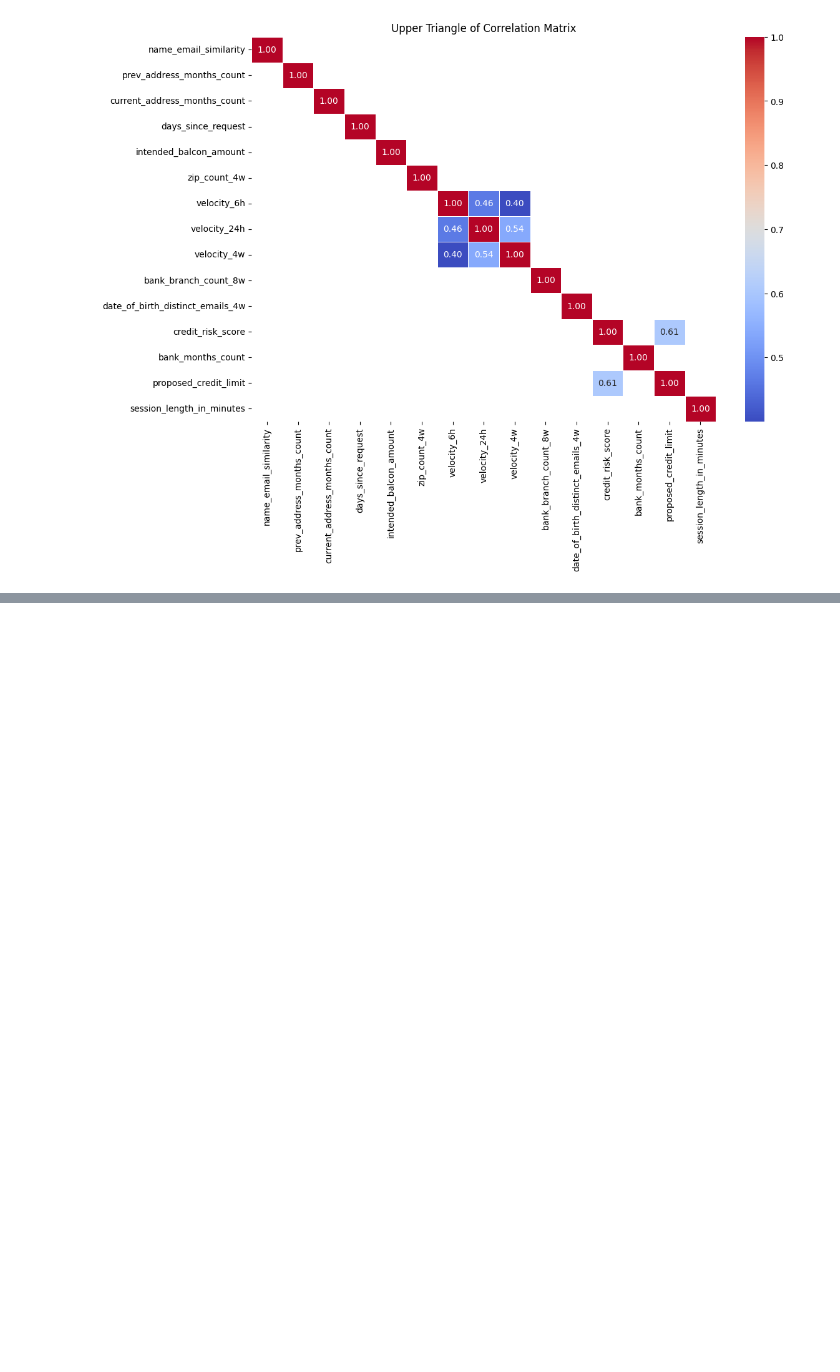
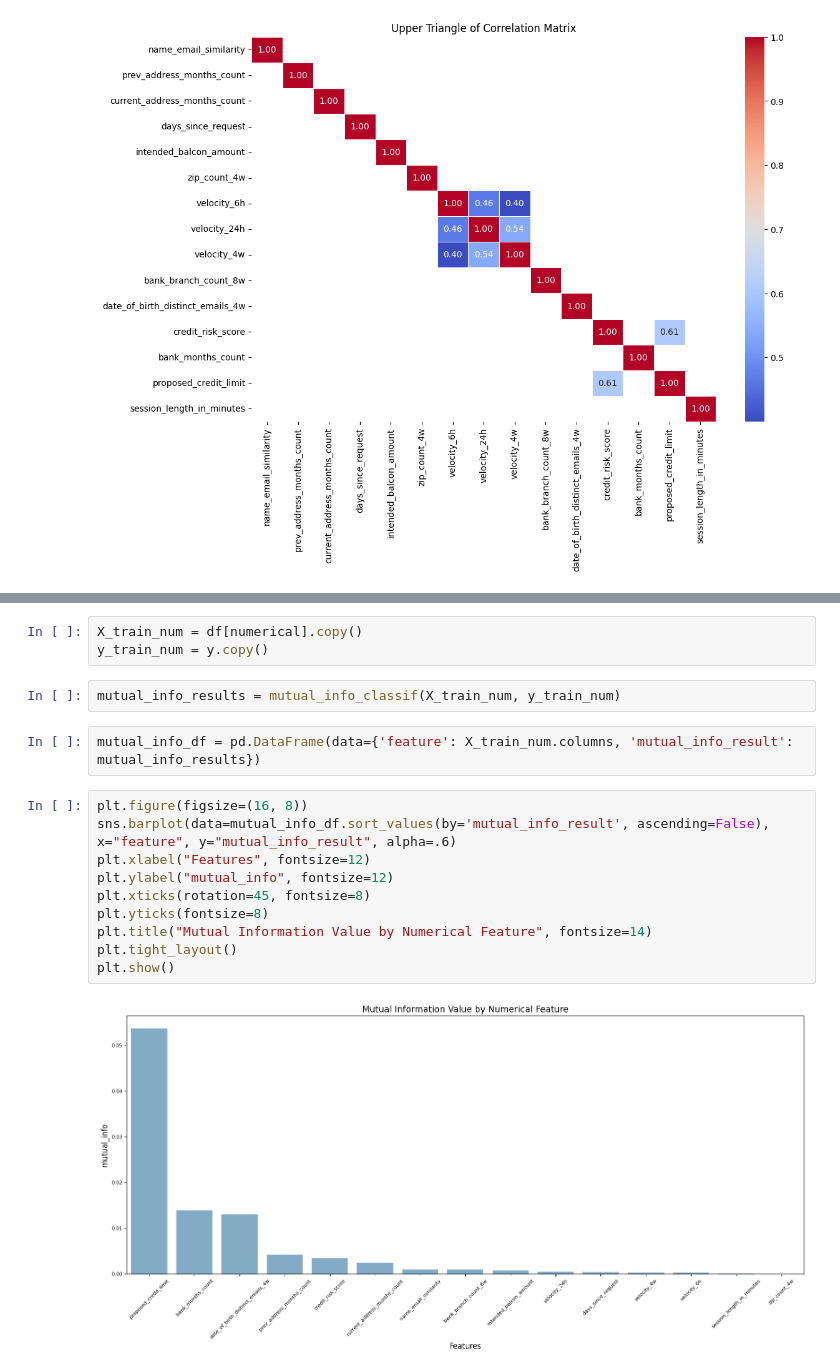
Before and after one commit to Nikhil172913832/Bank_fraud, a Jupyter notebook: BAF.ipynb, the cells around one changed output, grey strips where cells are left out. Drawn from its saved outputs; the diff is of its cells as text; blank space fills up the shorter version.

```diff
--- a/BAF.ipynb
+++ b/BAF.ipynb
@@ -105,0 +234,19 @@ plt.show()
+# %%
+X_train_num = df[numerical].copy()
+y_train_num = y.copy()
+# %%
+mutual_info_results = mutual_info_classif(X_train_num, y_train_num)
+# %%
+mutual_info_df = pd.DataFrame(data={'feature': X_train_num.columns, 'mutual_info_result': mutual_info_results})
+# %%
+plt.figure(figsize=(16, 8))
+sns.barplot(data=mutual_info_df.sort_values(by='mutual_info_result', ascending=False), x="feature", y="mutual_info_result", alpha=.6)
+plt.xlabel("Features", fontsize=12)
+plt.ylabel("mutual_info", fontsize=12)
+plt.xticks(rotation=45, fontsize=8)
+plt.yticks(fontsize=8)
+plt.title("Mutual Information Value by Numerical Feature", fontsize=14)
+plt.tight_layout()
+plt.show()
+# %% [output]
+[figure, added]
```
Also changed, not shown: parts of 20 cells of this notebook.
